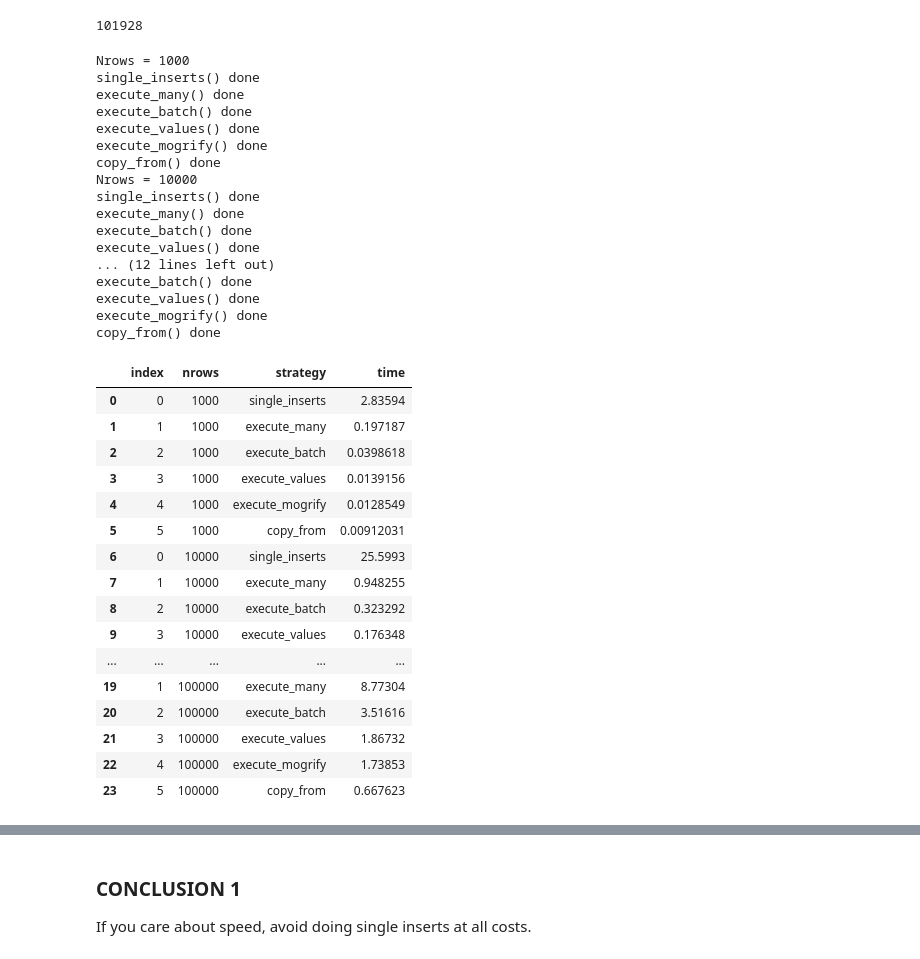
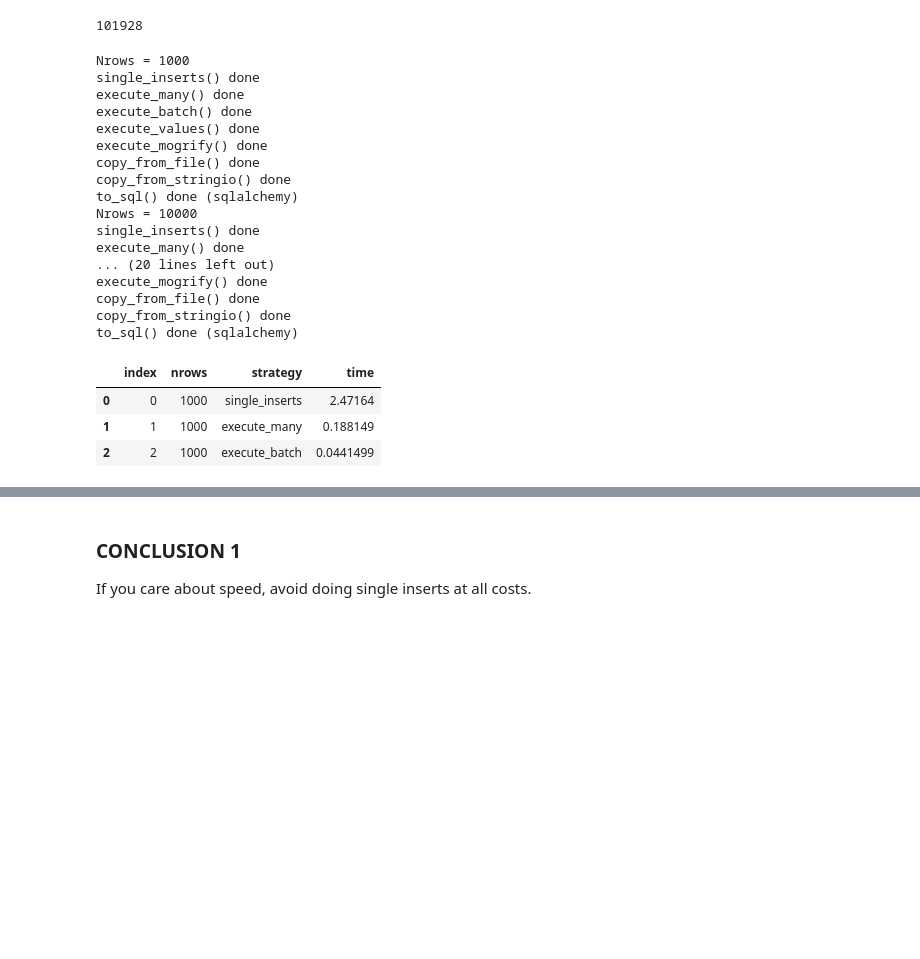
Before and after one commit to NaysanSaran/pandas2postgresql, a Jupyter notebook: notebooks/Psycopg2_Bulk_Insert_Speed_Benchmark.ipynb, the cells around one changed output, grey strips where cells are left out. Drawn from its saved outputs; the diff is of its cells as text; code cells hidden in the pictures; blank space fills up the shorter version.

```diff
--- a/notebooks/Psycopg2_Bulk_Insert_Speed_Benchmark.ipynb
+++ b/notebooks/Psycopg2_Bulk_Insert_Speed_Benchmark.ipynb
@@ -304,7 +304,7 @@ execute_query(conn, "delete from MonthlyTemp where true;")
 # %%
 import os
 
-def copy_from(conn, df, table):
+def copy_from_file(conn, df, table):
     """
     Here we are going save the dataframe on disk as
     a csv file, load the csv file
@@ -324,11 +324,11 @@ def copy_from(conn, df, table):
         conn.rollback()
         cursor.close()
         return 1
-    print("copy_from() done")
+    print("copy_from_file() done")
     cursor.close()
     os.remove(tmp_df)
 
 
 # Run the execute_many strategy
-copy_from(conn, df, 'MonthlyTemp')
+copy_from_file(conn, df, 'MonthlyTemp')
 # %% [output]
@@ -366,9 +441,18 @@ def single_inserts(conn, df, table):
 #-----------------------------------------
 def benchmark_bulk_inserts(df):
     execute_query(conn, "delete from MonthlyTemp where true;")
-    functions = [single_inserts, execute_many, execute_batch, execute_values, execute_mogrify, copy_from]
+    functions = [
+        single_inserts,
+        execute_many,
+        execute_batch,
+        execute_values,
+        execute_mogrify,
+        copy_from_file,
+        copy_from_stringio
+    ]
     exec_times = pd.DataFrame(index=range(len(functions)), columns=['nrows','strategy','time'])
 
+    # Psycop2's functions
     i = 0
     for strategy in functions:
         start = timer()
@@ -383,6 +467,14 @@ def benchmark_bulk_inserts(df):
         execute_query(conn, "delete from MonthlyTemp where true;")
         i = i + 1
 
+    # Adding an extra test case for sqlalchemy's to_sql
+    start = timer()
+    to_alchemy(df)
+    end = timer()
+    exec_times.at[i,'nrows'] = len(df.index)
+    exec_times.at[i,'strategy'] = "to_sql() | sqlalchemy"
+    exec_times.at[i,'time'] = end-start
+
     return exec_times
 
 benchmark_bulk_inserts(df)
@@ -411,50 +507,37 @@ print(len(big_df.index))
 # %%
 df_lst = []
 
 for nrows in [1000,10000,50000,100000]:
     print("Nrows = %s" % nrows)
     test_df = big_df[0:nrows]
     perf_df = benchmark_bulk_inserts(test_df)
     df_lst.append(perf_df)
 
 
 performances = pd.concat(df_lst, axis=0).reset_index()
-performances
+performances.head(3)
 # %% [output]
 Nrows = 1000
 single_inserts() done
 execute_many() done
 execute_batch() done
 execute_values() done
 execute_mogrify() done
-copy_from() done
+copy_from_file() done
+copy_from_stringio() done
+to_sql() done (sqlalchemy)
 Nrows = 10000
 single_inserts() done
 execute_many() done
-execute_batch() done
-execute_values() done
-... (12 lines left out)
-execute_batch() done
-execute_values() done
+... (20 lines left out)
 execute_mogrify() done
-copy_from() done
+copy_from_file() done
+copy_from_stringio() done
+to_sql() done (sqlalchemy)
 |  | index | nrows | strategy | time |
-| 0 | 0 | 1000 | single_inserts | 2.83594 |
-| 1 | 1 | 1000 | execute_many | 0.197187 |
-| 2 | 2 | 1000 | execute_batch | 0.0398618 |
-| 3 | 3 | 1000 | execute_values | 0.0139156 |
-| 4 | 4 | 1000 | execute_mogrify | 0.0128549 |
-| 5 | 5 | 1000 | copy_from | 0.00912031 |
-| 6 | 0 | 10000 | single_inserts | 25.5993 |
-| 7 | 1 | 10000 | execute_many | 0.948255 |
-| 8 | 2 | 10000 | execute_batch | 0.323292 |
-| 9 | 3 | 10000 | execute_values | 0.176348 |
-| ... | ... | ... | ... | ... |
-| 19 | 1 | 100000 | execute_many | 8.77304 |
-| 20 | 2 | 100000 | execute_batch | 3.51616 |
-| 21 | 3 | 100000 | execute_values | 1.86732 |
-| 22 | 4 | 100000 | execute_mogrify | 1.73853 |
-| 23 | 5 | 100000 | copy_from | 0.667623 |
+| 0 | 0 | 1000 | single_inserts | 2.47164 |
+| 1 | 1 | 1000 | execute_many | 0.188149 |
+| 2 | 2 | 1000 | execute_batch | 0.0441499 |
 # %%
 import matplotlib.pyplot as plt
 
```
Also changed, not shown: parts of 14 cells of this notebook, 1 other file.
